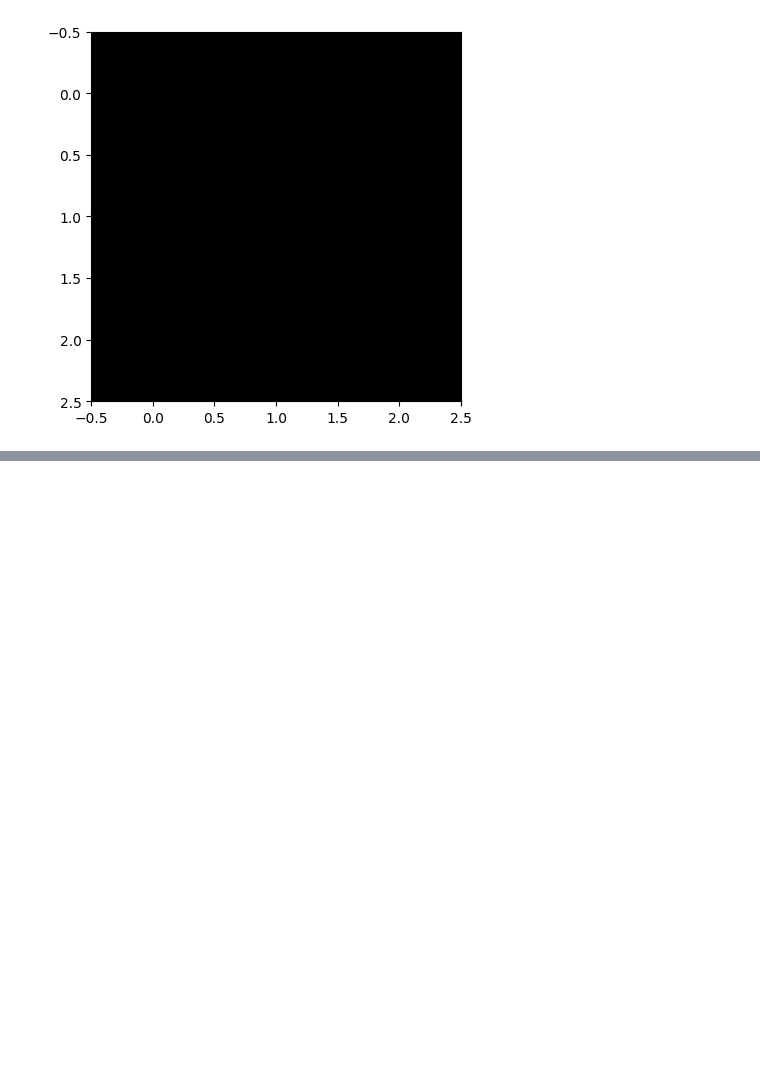
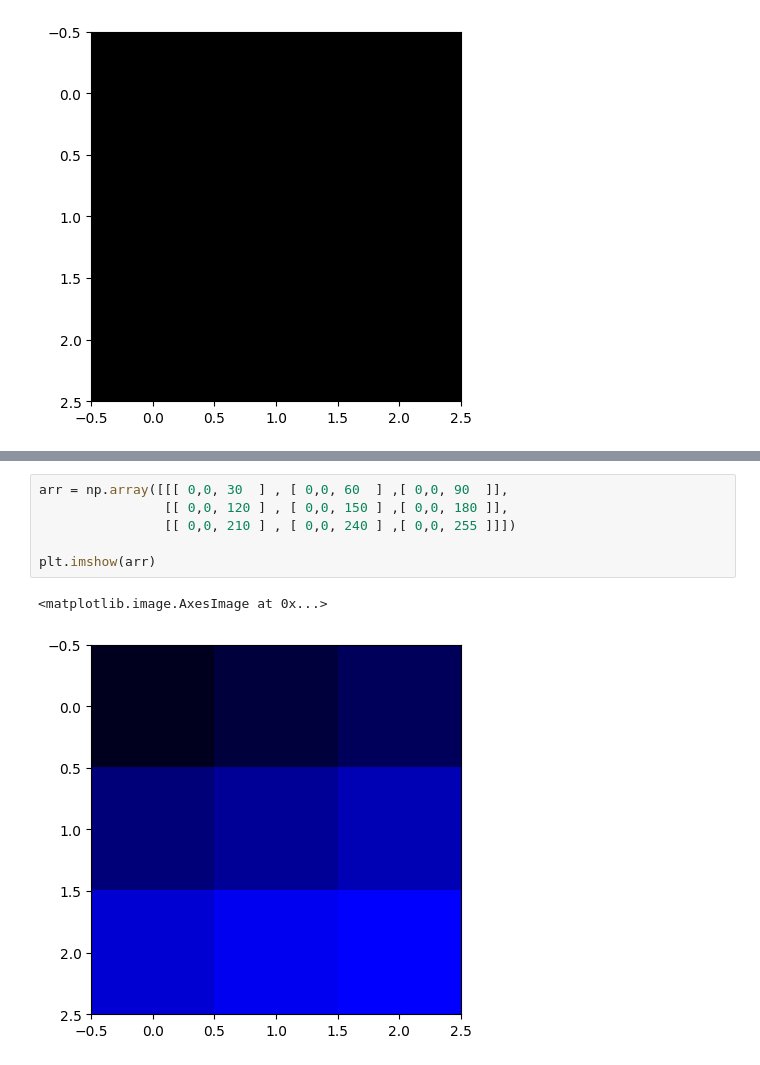
Before and after one commit to t-abs/Machine-Learning, a Jupyter notebook: Image_Processing.ipynb, the cells around one changed output, grey strips where cells are left out. Cells and saved outputs as stored; diff of their text form; blank space fills up the shorter version.

```diff
--- a/Image_Processing.ipynb
+++ b/Image_Processing.ipynb
@@ -111,0 +132,9 @@ True
+# %%
+arr = np.array([[[ 0,0, 30  ] , [ 0,0, 60  ] ,[ 0,0, 90  ]],
+                [[ 0,0, 120 ] , [ 0,0, 150 ] ,[ 0,0, 180 ]],
+                [[ 0,0, 210 ] , [ 0,0, 240 ] ,[ 0,0, 255 ]]])
+
+plt.imshow(arr)
+# %% [output]
+<matplotlib.image.AxesImage at 0x...>
+[figure, added]
```
Also changed, not shown: parts of 8 cells of this notebook.
